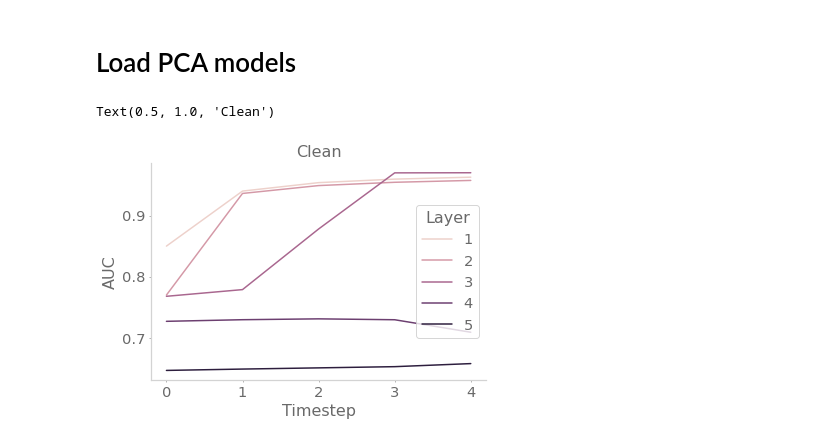
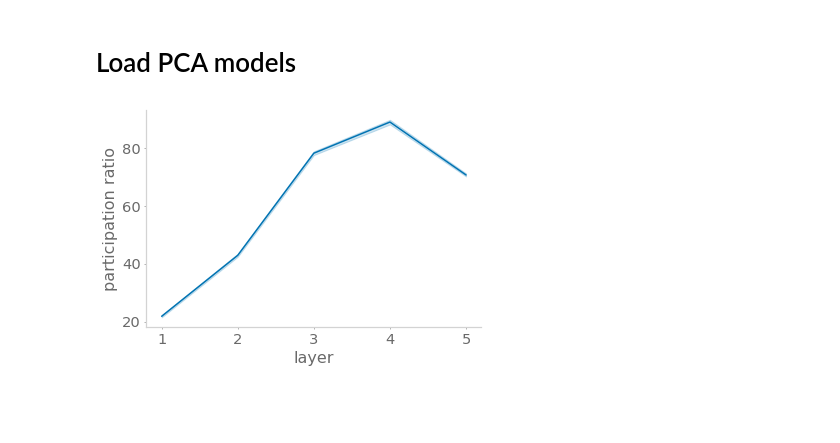
Before and after one commit to chingf/hallucnn, a Jupyter notebook: notebooks/12-analyze-PCA-dimensionality.ipynb, the cells around one changed output. Cells and saved outputs as stored; diff of their text form; code cells hidden in the pictures; blank space fills up the shorter version.

Commit message:
Reorganize notebooks for initial figure draft order

```diff
--- a/notebooks/12-analyze-PCA-dimensionality.ipynb
+++ b/notebooks/12-analyze-PCA-dimensionality.ipynb
@@ -99,10 +61,47 @@ else:
+# %%
+model_directories = find_model_directories(pca_dir, model)
+# %%
+pickle_results_filename = f'{pickles_dir}{model}_pca_dimensionality.p'
+if recalc:
+    results = {
+        'model': [],
+        'bg': [],
+        'snr': [],
+        'participation ratio': [],
+        'layer': [],
+        'timestep': [],
+        'seed': []
+        }
+    for model_dir, _iter in model_directories:
+        model_dir = os.path.join(pca_dir, model_dir)
+        for bg in bg_types:
+            for snr in snr_types:
+                noise_dir = os.path.join(model_dir, f'{bg}_snr{snr}')
+                for pca_file in os.listdir(noise_dir):
+                    conv_int, t_int, seed_int = get_file_info(pca_file)
+                    pca_file = os.path.join(noise_dir, pca_file)
+                    with open(pca_file, 'rb') as f:
+                        pca = pickle.load(f)
+                    pr = get_participation_ratio(pca)
+                    results['model'].append(model)
+                    results['bg'].append(bg)
+                    results['snr'].append(snr)
+                    results['participation ratio'].append(pr)
+                    results['layer'].append(conv_int)
+                    results['timestep'].append(t_int)
+                    results['seed'].append(seed_int)
+    with open(pickle_results_filename, 'wb') as f:
+        pickle.dump(results, f)
+else:
+    with open(pickle_results_filename, 'rb') as f:
+        results = pickle.load(f)
+# %%
+df = pd.DataFrame(results)
 # %%
 fig, ax = plt.subplots()
 sns.lineplot(
-    x='Timestep', y='AUC', hue='Layer',
-    data=df[df['BG']=='None'],
+    y='participation ratio', x='layer', data=df[df['timestep']==0],
     ax=ax)
-ax.set_title(f'Clean')
+plt.show()
 # %% [output]
-Text(0.5, 1.0, 'Clean')
-[figure, old version]
+[figure, new version]
```
Also changed, not shown: parts of 19 cells of this notebook, 27 other files.
